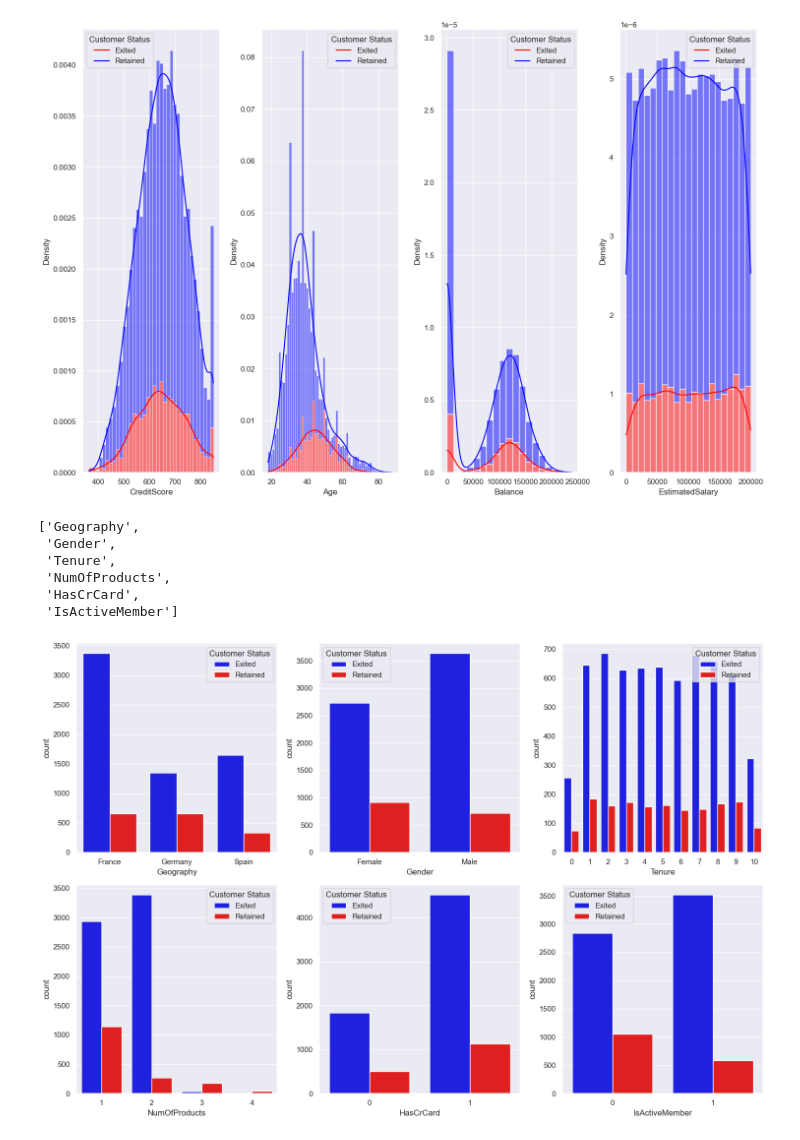
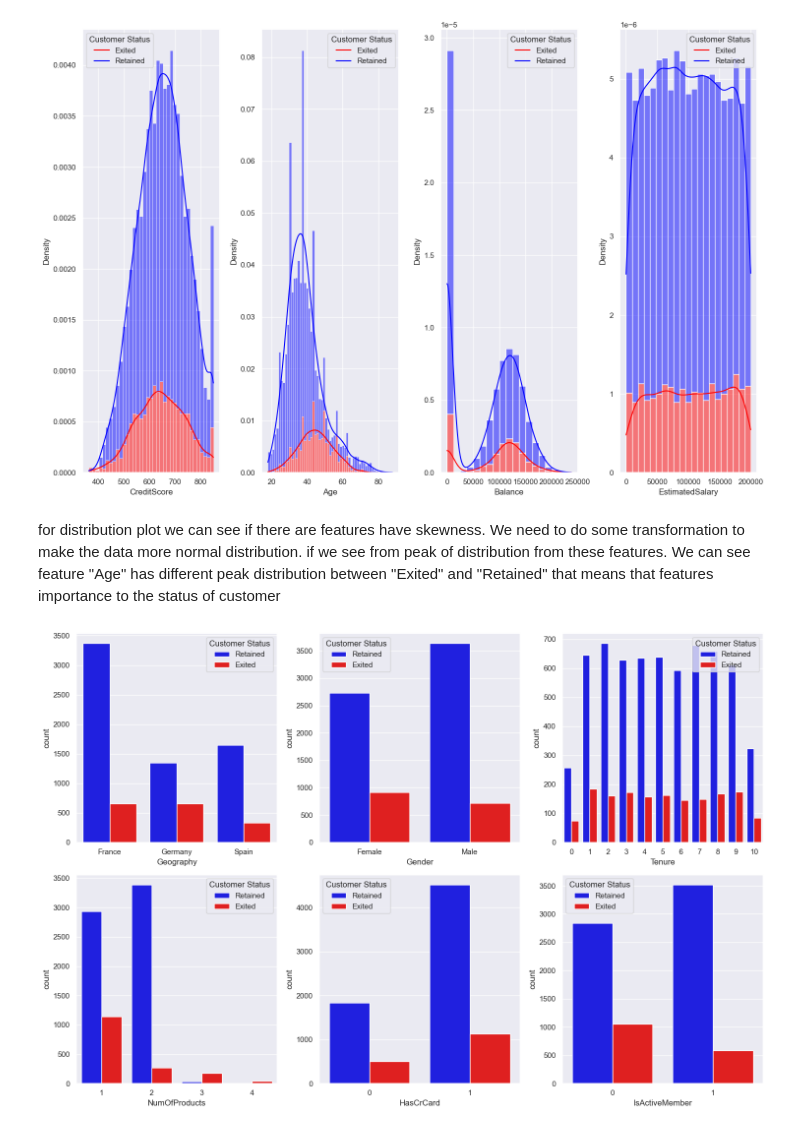
Before and after one commit to aakmalf/projects, a Jupyter notebook: churn-bank/notebooks/data.ipynb, the cells around one changed output. Drawn from its saved outputs; the diff is of its cells as text; code cells hidden in the pictures.

```diff
--- a/churn-bank/notebooks/data.ipynb
+++ b/churn-bank/notebooks/data.ipynb
@@ -145,22 +147,17 @@ for i in range(len(numerical)):
     plt.tight_layout()
 # %% [output]
 [figure]
-# %%
-categorical
-# %% [output]
-['Geography',
- 'Gender',
- 'Tenure',
- 'NumOfProducts',
- 'HasCrCard',
- 'IsActiveMember']
+# %% [markdown]
+
+for distribution plot we can see if there are features have skewness. We need to do some transformation to make the data more normal distribution.
+if we see from peak of distribution from these features. We can see feature "Age" has different peak distribution between "Exited" and "Retained" that means that features importance to the status of customer
 # %%
 plt.figure(figsize=(15,10))
 
 for i in range (len(categorical)):
     plt.subplot(2,3,i+1)
     sns.countplot(data=df_train, x=categorical[i], hue="Exited", palette=custom_palette2)
-    plt.legend(title="Customer Status", labels=Exit_label.values())
+    plt.legend(title="Customer Status", labels=list(Exit_label.values())[::-1])
     plt.tight_layout()
 # %% [output]
-[figure, old version]
+[figure, new version]
```
Also changed, not shown: parts of 44 cells of this notebook.
